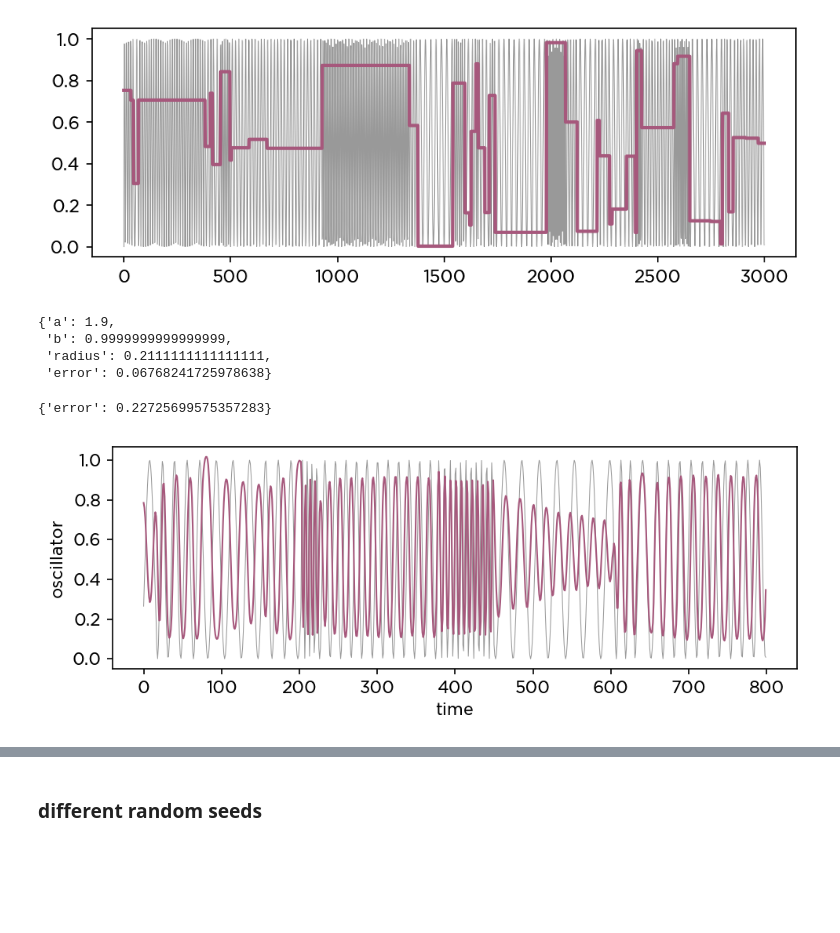
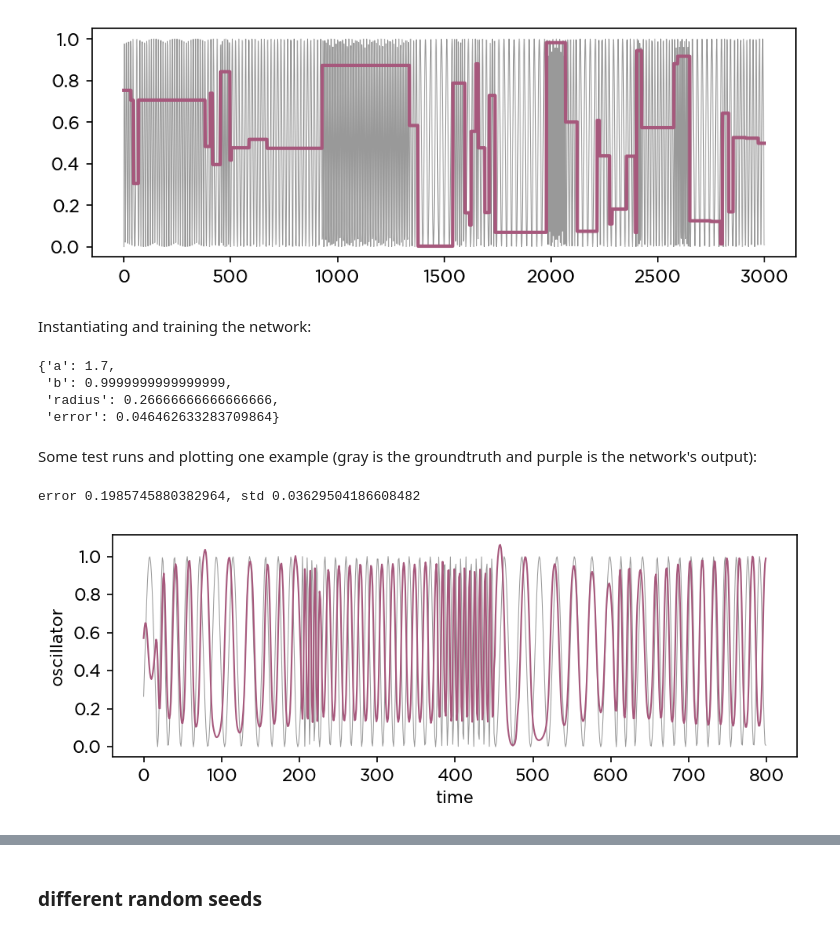
Before and after one commit to kuffmode/Neural-activity-vs-causal-contributions, a Jupyter notebook: causal_modes.ipynb, the cells around one changed output, grey strips where cells are left out. Cells and saved outputs as stored; diff of their text form; code cells hidden in the pictures; blank space fills up the shorter version.

```diff
--- a/causal_modes.ipynb
+++ b/causal_modes.ipynb
@@ -780,6 +796,8 @@ X_train, X_test, y_train, y_test = train_test_split(x, y,
 X_train_valid, X_valid, y_train_valid, y_valid = train_test_split(X_train, y_train,
                                                      test_size=0.3,
                                                      shuffle=False)
+# %% [markdown]
+Instantiating and training the network:
 # %%
 RNG = np.random.default_rng(seed=SEED)
 n_nodes = 100
@@ -804,35 +822,48 @@ regression_esn = ESNRegressor(
 )
 # %%
 # Finding the best weights and spectral radius (hyperparameter tuning):
-parameter_space = list(ParameterGrid({'radius': np.linspace(0.1, 0.6, 10),
-                                      'a': np.linspace(0.1, 2.0, 20),
-                                      'b': np.linspace(0.1, 2.0, 20)}))
-for parameters in tqdm(parameter_space,
-                       total=len(parameter_space),
-                       desc='Optimizing hyperparams: '):
 
-    regression_esn.spectral_radius = parameters['radius']
-    regression_esn.fit(X_train_valid, parameters['a'] * y_train_valid - parameters['b'])
-    y_pred = (regression_esn.predict(X_valid) + parameters['b'])/ parameters['a']
-    parameters.update({'error': mean_squared_error(y_valid[regression_esn.n_transient:], y_pred[regression_esn.n_transient:])})
+# parameter_space = list(ParameterGrid({'radius': np.linspace(0.1, 0.6, 10),
+#                                       'a': np.linspace(0.1, 2.0, 20),
+#                                       'b': np.linspace(0.1, 2.0, 20)}))
+# for parameters in tqdm(parameter_space,
+#                        total=len(parameter_space),
+#                        desc='Optimizing hyperparams: '):
 
-optimum_params = min(parameter_space, key=lambda x: x['error'])
-optimum_params
+#     regression_esn.spectral_radius = parameters['radius']
+#     regression_esn.fit(X_train_valid, parameters['a'] * y_train_valid - parameters['b'])
+#     y_pred = (regression_esn.predict(X_valid) + parameters['b'])/ parameters['a']
+#     parameters.update({'error': mean_squared_error(y_valid[regression_esn.n_transient:], y_pred[regression_esn.n_transient:])})
+
+# optimum_params = min(parameter_space, key=lambda x: x['error'])
+
+# with open('optimal_params_freq_gen.pkl', 'wb') as output:
+#     pickle.dump(optimum_params, output, 1)
-# %% [output]
-{'a': 1.9,
- 'b': 0.9999999999999999,
- 'radius': 0.2111111111111111,
- 'error': 0.06768241725978638}
+# %%
+with open('optimal_params_freq_gen.pkl', 'rb') as f:
+    optimum_params = pickle.load(f)
+
+optimum_params
+# %% [output]
+{'a': 1.7,
+ 'b': 0.9999999999999999,
+ 'radius': 0.26666666666666666,
+ 'error': 0.046462633283709864}
+# %% [markdown]
+Some test runs and plotting one example (gray is the groundtruth and purple is the network's output):
 # %%
-regression_esn.fit(X_train, optimum_params['a'] * y_train - optimum_params['b'])
-y_pred = (regression_esn.predict(X_test) + optimum_params['b'])/ optimum_params['a']
-print({'error': mean_squared_error(y_test[regression_esn.n_transient:], y_pred[regression_esn.n_transient:])})
+errors = np.zeros(500)
+for trial in range(len(errors)):
+    regression_esn.fit(X_train, optimum_params['a'] * y_train - optimum_params['b'])
+    y_pred = (regression_esn.predict(X_test) + optimum_params['b'])/ optimum_params['a']
+    errors[trial]= (mean_squared_error(y_test[regression_esn.n_transient:], y_pred[regression_esn.n_transient:]))
+print(f'error {errors.mean()}, std {errors.std()}')
 
 plt.figure(figsize=(7.5,2.5),dpi=150)
 plt.plot(y_test[regression_esn.n_transient:], linewidth=0.5, alpha=0.4,c='k')
 plt.plot(y_pred[regression_esn.n_transient:], linewidth=1.0,c=PURPLE)
 plt.ylabel("oscillator")
 plt.xlabel('time');
 # %% [output]
-{'error': 0.22725699575357283}
+error 0.1985745880382964, std 0.03629504186608482
-[figure, old version]
+[figure, new version]
```
Also changed, not shown: parts of 46 cells of this notebook, 2 other files.
